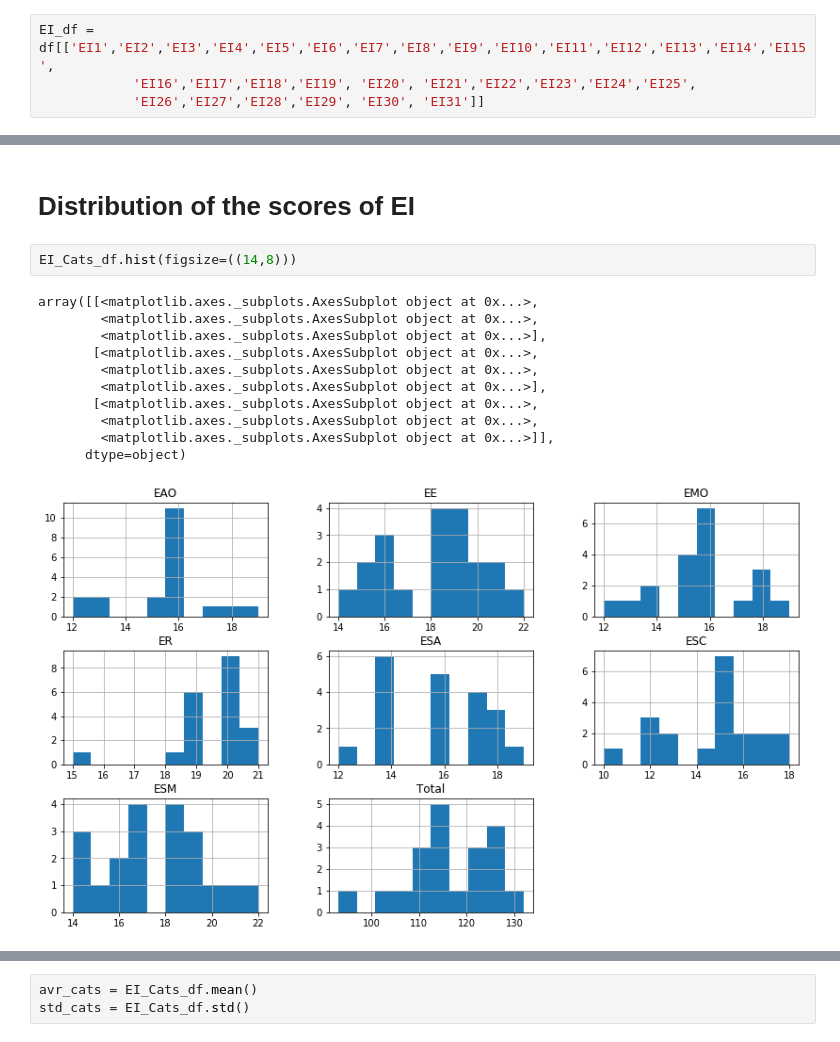
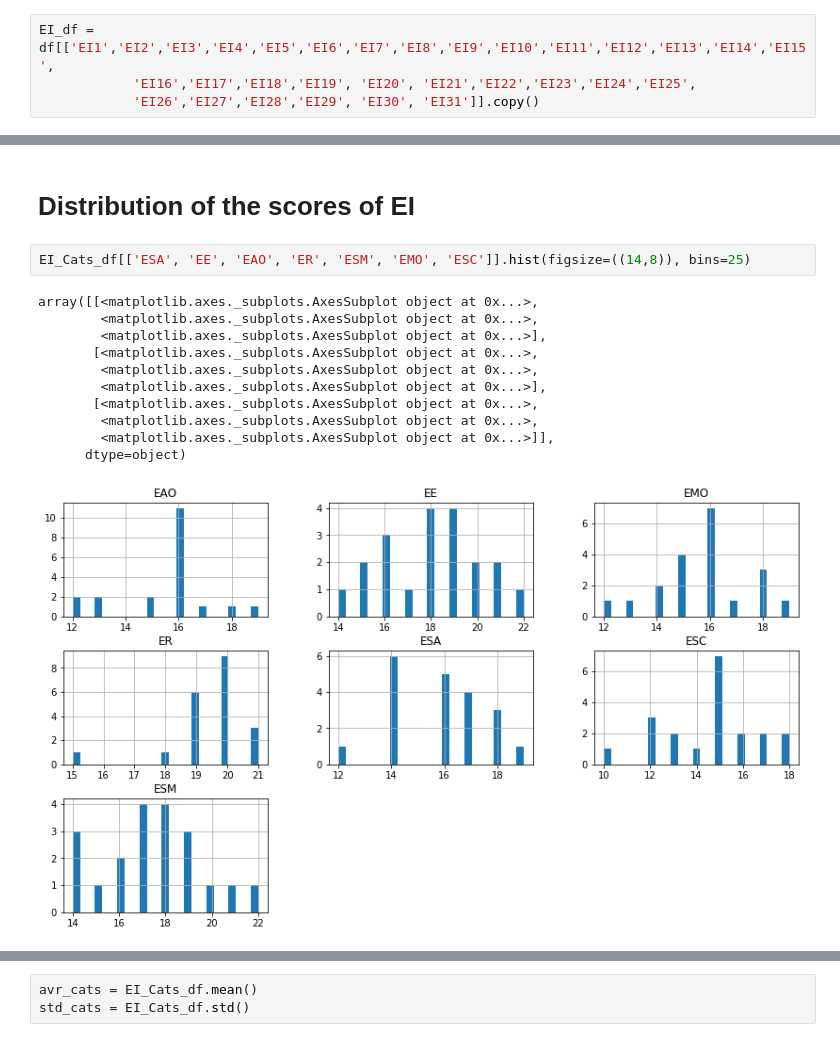
Before and after one commit to ericinlinux/statistical_cris, a Jupyter notebook: Statistics.ipynb, the cells around one changed output, grey strips where cells are left out. Saved outputs shown, nothing was run; the diff lists cells and outputs as text.

```diff
--- a/Statistics.ipynb
+++ b/Statistics.ipynb
@@ -46,7 +46,7 @@ df
 # %%
 EI_df = df[['EI1','EI2','EI3','EI4','EI5','EI6','EI7','EI8','EI9','EI10','EI11','EI12','EI13','EI14','EI15',
             'EI16','EI17','EI18','EI19', 'EI20', 'EI21','EI22','EI23','EI24','EI25',
-            'EI26','EI27','EI28','EI29', 'EI30', 'EI31']]
+            'EI26','EI27','EI28','EI29', 'EI30', 'EI31']].copy()
 # %%
 LP_df = df[['LP1','LP2','LP3','LP4','LP5','LP6','LP7','LP8','LP9','LP10','LP11','LP12','LP13','LP14','LP15',
             'LP16','LP17','LP18','LP19', 'LP20', 'LP21','LP22','LP23','LP24','LP25',
@@ -125,16 +157,16 @@ EI_Cats_df
 # %% [markdown]
 # Distribution of the scores of EI
 # %%
-EI_Cats_df.hist(figsize=((14,8)))
+EI_Cats_df[['ESA', 'EE', 'EAO', 'ER', 'ESM', 'EMO', 'ESC']].hist(figsize=((14,8)), bins=25)
 # %% [output]
 array([[<matplotlib.axes._subplots.AxesSubplot object at 0x...>,
         <matplotlib.axes._subplots.AxesSubplot object at 0x...>,
         <matplotlib.axes._subplots.AxesSubplot object at 0x...>],
        [<matplotlib.axes._subplots.AxesSubplot object at 0x...>,
         <matplotlib.axes._subplots.AxesSubplot object at 0x...>,
         <matplotlib.axes._subplots.AxesSubplot object at 0x...>],
        [<matplotlib.axes._subplots.AxesSubplot object at 0x...>,
         <matplotlib.axes._subplots.AxesSubplot object at 0x...>,
         <matplotlib.axes._subplots.AxesSubplot object at 0x...>]],
       dtype=object)
-[figure, old version]
+[figure, new version]
```
Also changed, not shown: parts of 30 cells of this notebook.
